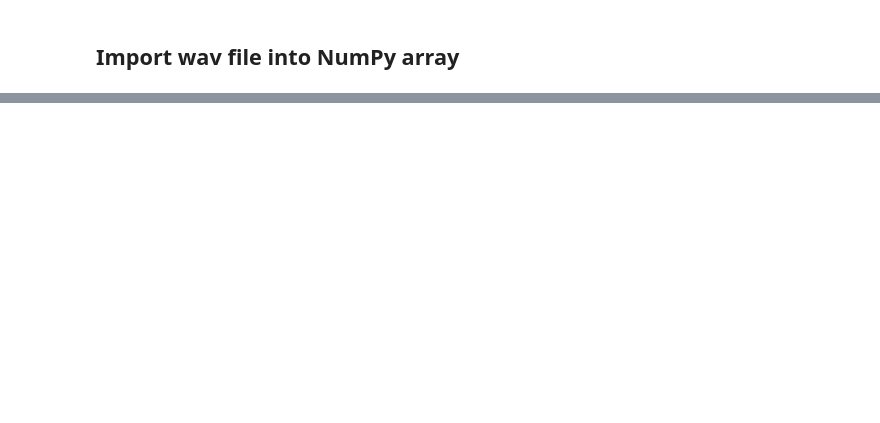
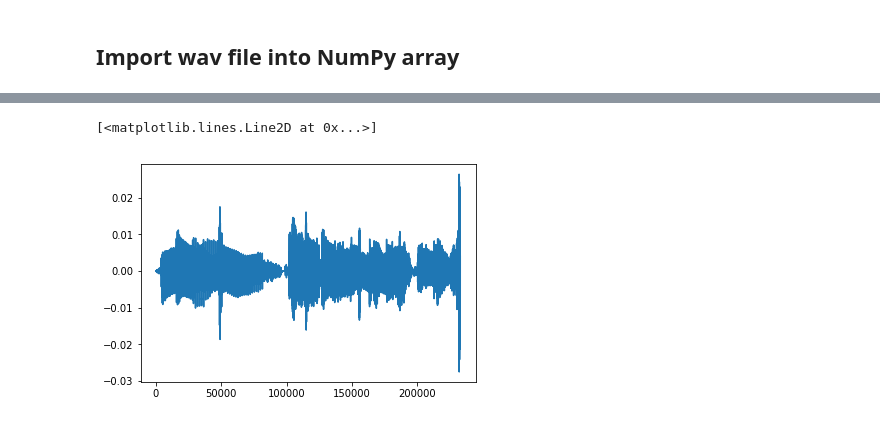
Before and after one commit to lucieperrotta/ASP, a Jupyter notebook: Auto Wah.ipynb, the cells around one changed output, grey strips where cells are left out. Cells and saved outputs as stored; diff of their text form; code cells hidden in the pictures; blank space fills up the shorter version.

```diff
--- a/Auto Wah.ipynb
+++ b/Auto Wah.ipynb
@@ -42,6 +59,8 @@ The autoreload extension is already loaded. To reload it, use:
 fs, data = wavfile.read('sample.wav') # get data as integers
 MAX_VAL = abs(np.iinfo(data.dtype).min) # get max integer
 data = data / MAX_VAL # now data is a normalized array of float between -1 and 1
+data_length = data.size
 
 plt.plot(data)
+IPython.display.Audio(data, rate=fs)
 # %% [output]
@@ -84,0 +114,17 @@ bob
+# %%
+s, Hz = sHz(fs)
+
+sig = Stream(data) # our raw guitar signal
+freq = Stream(freq_envelope) # the envelope as cutoff frequency
+bw = (freq)/100
+
+filt = resonator(freq * Hz, bw * Hz) # A simple bandpass filter
+
+bob = filt(sig)
+filtered_data = np.asarray(bob.take(data_length))
+# %%
+IPython.display.Audio(filtered_data, rate=fs)
+plt.plot(filtered_data)
+# %% [output]
+[<matplotlib.lines.Line2D at 0x...>]
+[figure, added]
```
Also changed, not shown: parts of 16 cells of this notebook, 1 other file.
